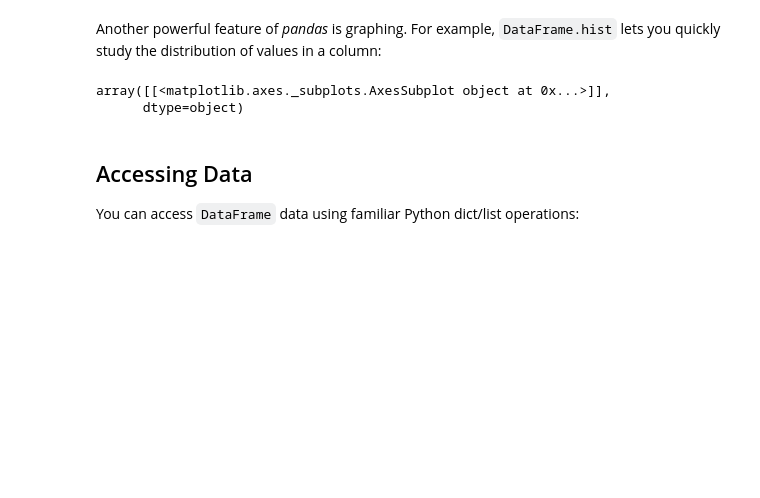
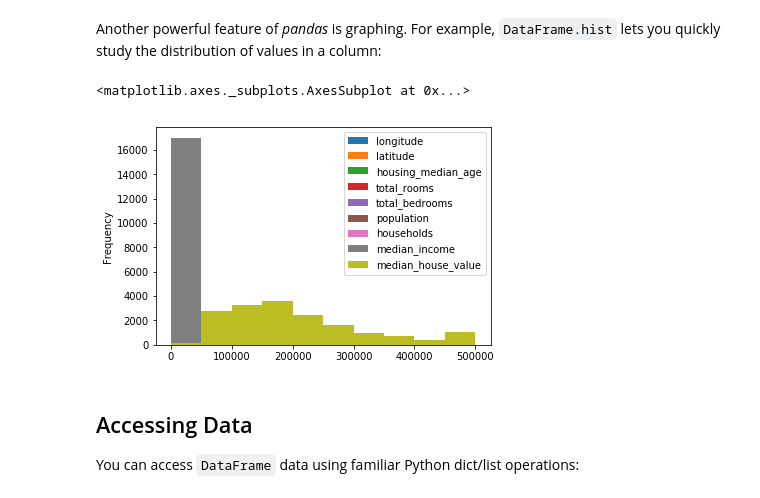
Before and after one commit to jabostian/Adventures, a Jupyter notebook: TensorFlow/crash_course/notebooks/intro_to_pandas.ipynb, the cells around one changed output. Drawn from its saved outputs; the diff is of its cells as text; code cells hidden in the pictures; blank space fills up the shorter version.

```diff
--- a/TensorFlow/crash_course/notebooks/intro_to_pandas.ipynb
+++ b/TensorFlow/crash_course/notebooks/intro_to_pandas.ipynb
@@ -88,11 +88,12 @@ california_housing_dataframe.head()
 | 4 | -114.57 | 33.57 | 20.0 | 1454.0 | 326.0 | 624.0 | 262.0 | ... |
 # %% [markdown]
 Another powerful feature of *pandas* is graphing. For example, `DataFrame.hist` lets you quickly study the distribution of values in a column:
-# %%
-california_housing_dataframe.hist('housing_median_age')
-# %% [output]
-array([[<matplotlib.axes._subplots.AxesSubplot object at 0x...>]],
-      dtype=object)
+# %%
+# JB - had to add plot to the hist request.
+california_housing_dataframe.plot.hist('housing_median_age')
+# %% [output]
+<matplotlib.axes._subplots.AxesSubplot at 0x...>
+[figure, added]
 # %% [markdown]
 ## Accessing Data
 
```
Also changed, not shown: parts of 5 cells of this notebook, 3 other files.
